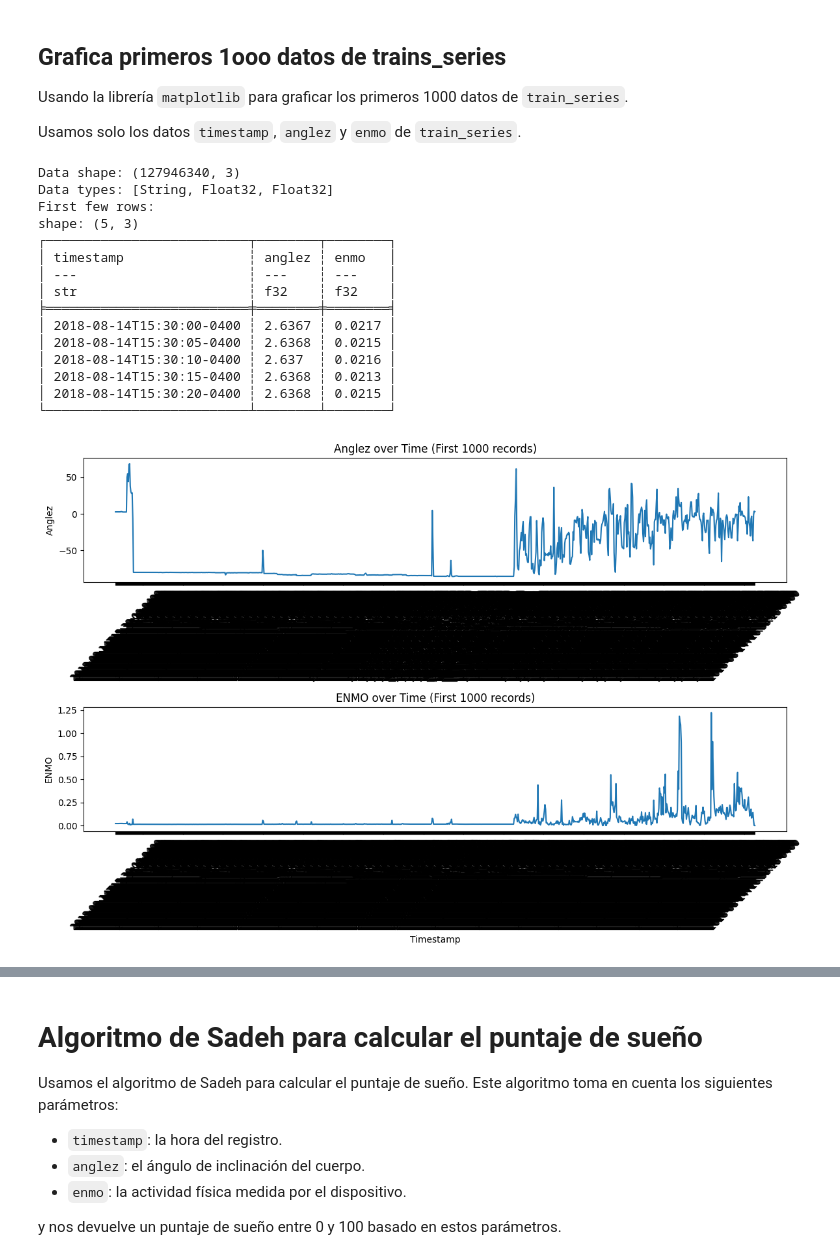
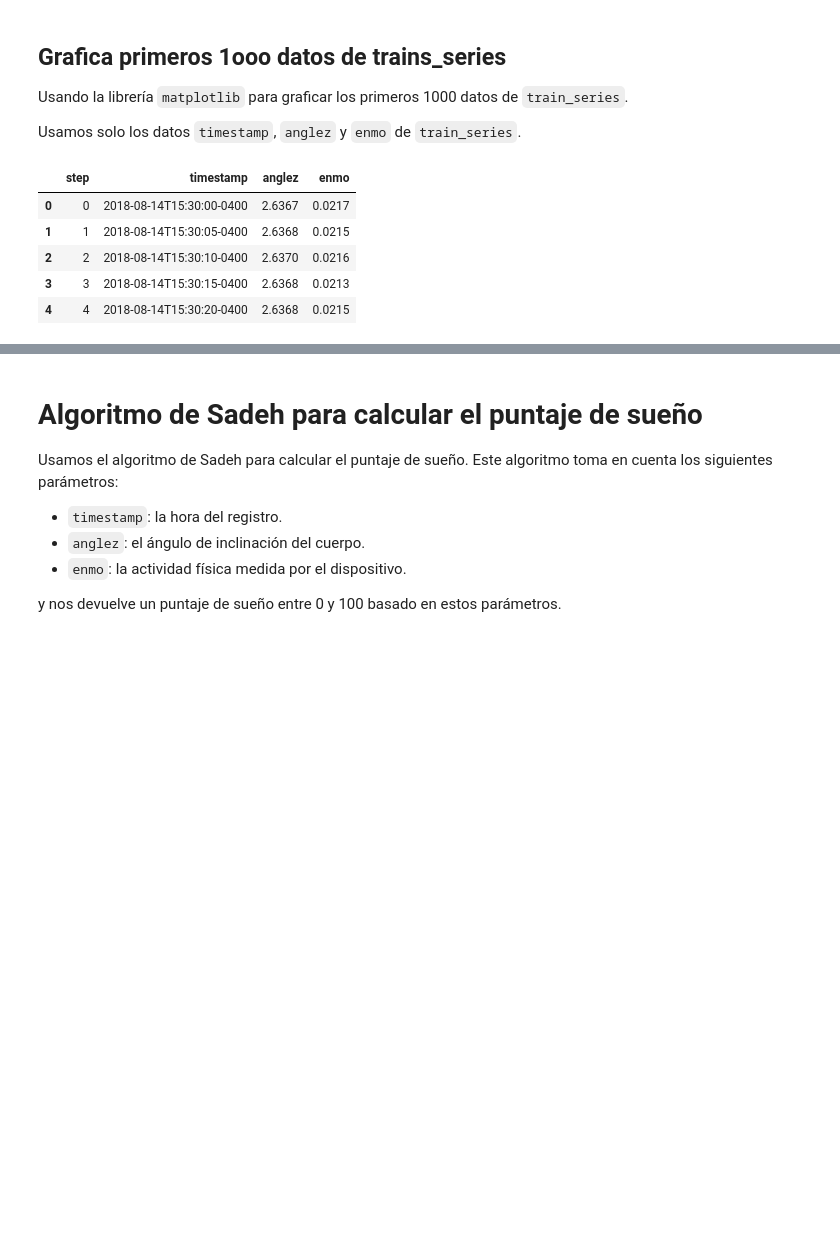
Before and after one commit to JkVely/Systems-Analysis, a Jupyter notebook: Workshop_3_Simulation/src/Simulation.ipynb, the cells around one changed output, grey strips where cells are left out. Drawn from its saved outputs; the diff is of its cells as text; code cells hidden in the pictures; blank space fills up the shorter version.

```diff
--- a/Workshop_3_Simulation/src/Simulation.ipynb
+++ b/Workshop_3_Simulation/src/Simulation.ipynb
@@ -17,53 +36,14 @@ Usando la librería `matplotlib` para graficar los primeros 1000 datos de `train
 
 Usamos solo los datos `timestamp`, `anglez` y `enmo` de `train_series`.
 # %%
-df = pl.read_parquet('./data/train_series.parquet')
-df = df.select(['timestamp', 'anglez', 'enmo'])
-
-# Check data types and shape
-print("Data shape:", df.shape)
-print("Data types:", df.dtypes)
-print("First few rows:")
-print(df.head())
-
-# Extract only the first n records
-n = 10_000
-timestamps = df['timestamp'].head(n).to_numpy()
-anglez_values = df['anglez'].head(n).to_numpy()
-enmo_values = df['enmo'].head(n).to_numpy()
-
-# Create subplots
-fig, (ax1, ax2) = plt.subplots(2, 1, figsize=(12, 8))
-
-# Plot anglez
-ax1.plot(timestamps, anglez_values)
-ax1.set_title(f'Anglez over Time (First {n} records)')
-ax1.set_ylabel('Anglez')
-ax1.tick_params(axis='x', rotation=45)
-
-# Plot enmo
-ax2.plot(timestamps, enmo_values)
-ax2.set_title('ENMO over Time (First 1000 records)')
-ax2.set_xlabel('Timestamp')
-ax2.set_ylabel('ENMO')
-ax2.tick_params(axis='x', rotation=45)
-
-plt.tight_layout()
-plt.show()
+n = 500_000
+df = pl.read_parquet('data/train_series.parquet', n_rows=n).to_pandas()
+df.drop(columns=['series_id'], inplace=True)
+df.head(5)
 # %% [output]
-Data shape: (127946340, 3)
-Data types: [String, Float32, Float32]
-First few rows:
-shape: (5, 3)
-┌──────────────────────────┬────────┬────────┐
-│ timestamp                ┆ anglez ┆ enmo   │
-│ ---                      ┆ ---    ┆ ---    │
-│ str                      ┆ f32    ┆ f32    │
-╞══════════════════════════╪════════╪════════╡
-│ 2018-08-14T15:30:00-0400 ┆ 2.6367 ┆ 0.0217 │
-│ 2018-08-14T15:30:05-0400 ┆ 2.6368 ┆ 0.0215 │
-│ 2018-08-14T15:30:10-0400 ┆ 2.637  ┆ 0.0216 │
-│ 2018-08-14T15:30:15-0400 ┆ 2.6368 ┆ 0.0213 │
-│ 2018-08-14T15:30:20-0400 ┆ 2.6368 ┆ 0.0215 │
-└──────────────────────────┴────────┴────────┘
-[figure, removed]
+|  | step | timestamp | anglez | enmo |
+| 0 | 0 | 2018-08-14T15:30:00-0400 | 2.6367 | 0.0217 |
+| 1 | 1 | 2018-08-14T15:30:05-0400 | 2.6368 | 0.0215 |
+| 2 | 2 | 2018-08-14T15:30:10-0400 | 2.6370 | 0.0216 |
+| 3 | 3 | 2018-08-14T15:30:15-0400 | 2.6368 | 0.0213 |
+| 4 | 4 | 2018-08-14T15:30:20-0400 | 2.6368 | 0.0215 |
```
Also changed, not shown: parts of 7 cells of this notebook.
